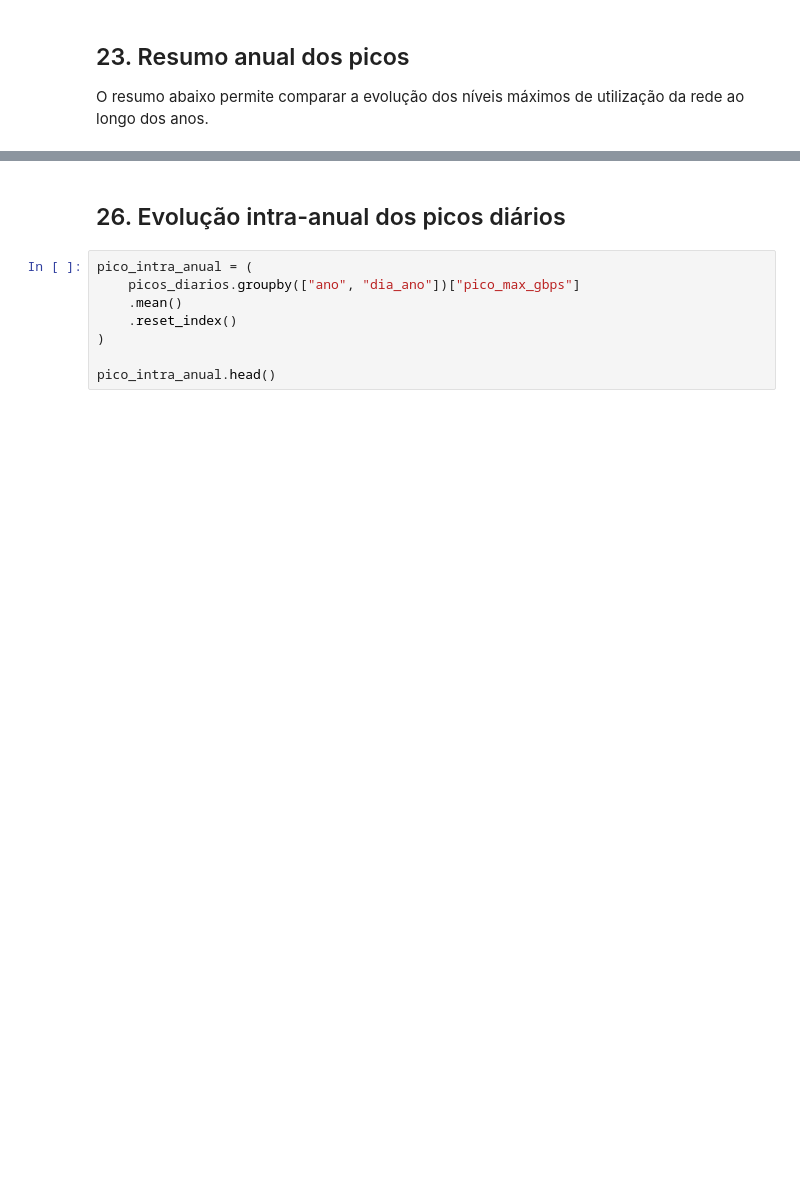
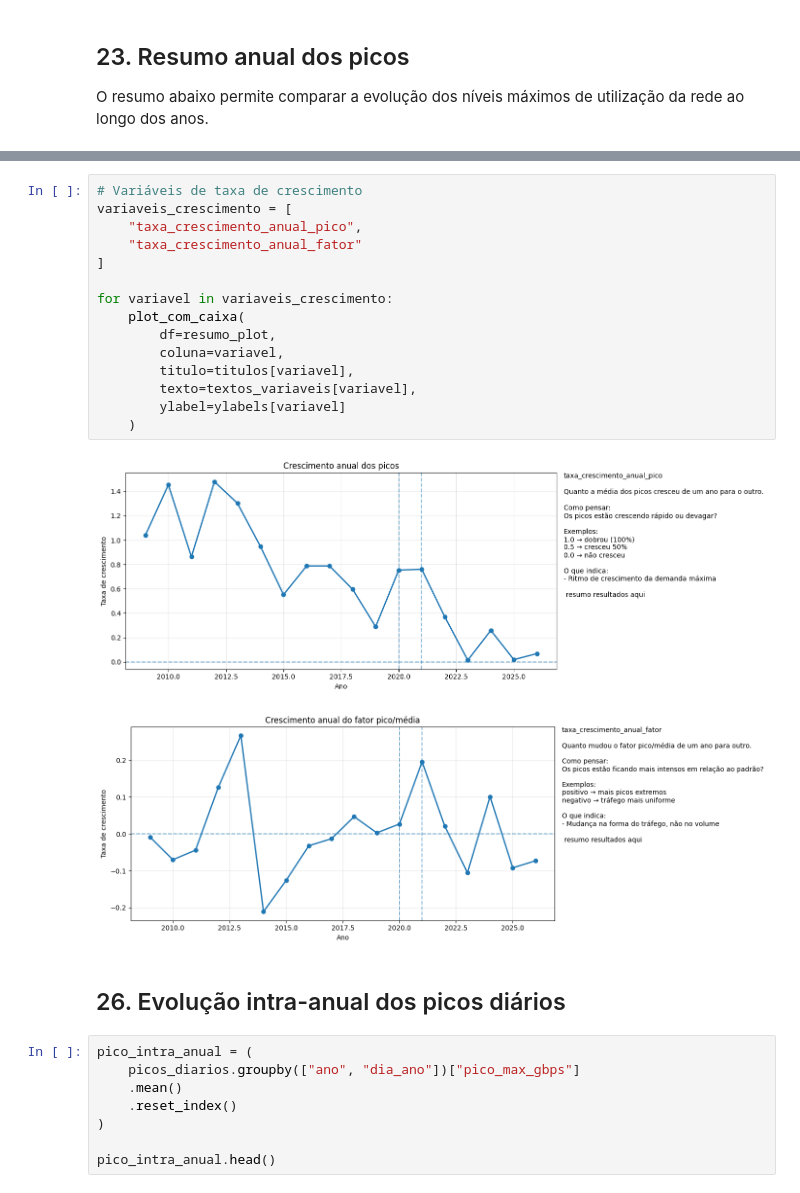
Before and after one commit to chmillan/mba-ai-usp, a Jupyter notebook: monograph/notebooks/legacy/02_exploratory_analysis_total_gbps_weekday_peaks.ipynb, the cells around one changed output, grey strips where cells are left out. Drawn from its saved outputs; the diff is of its cells as text; blank space fills up the shorter version.

```diff
--- a/monograph/notebooks/02_exploratory_analysis_total_gbps_weekday_peaks.ipynb
+++ b/monograph/notebooks/legacy/02_exploratory_analysis_total_gbps_weekday_peaks.ipynb
@@ -738,3 +891,21 @@ plt.show()
+# %%
+# Variáveis de taxa de crescimento
+variaveis_crescimento = [
+    "taxa_crescimento_anual_pico",
+    "taxa_crescimento_anual_fator"
+]
+
+for variavel in variaveis_crescimento:
+    plot_com_caixa(
+        df=resumo_plot,
+        coluna=variavel,
+        titulo=titulos[variavel],
+        texto=textos_variaveis[variavel],
+        ylabel=ylabels[variavel]
+    )
+# %% [output]
+[figure, added]
+[figure, added]
 # %% [markdown]
 ## 26. Evolução intra-anual dos picos diários
 # %%
```
Also changed, not shown: parts of 39 cells of this notebook, 7 other files.
